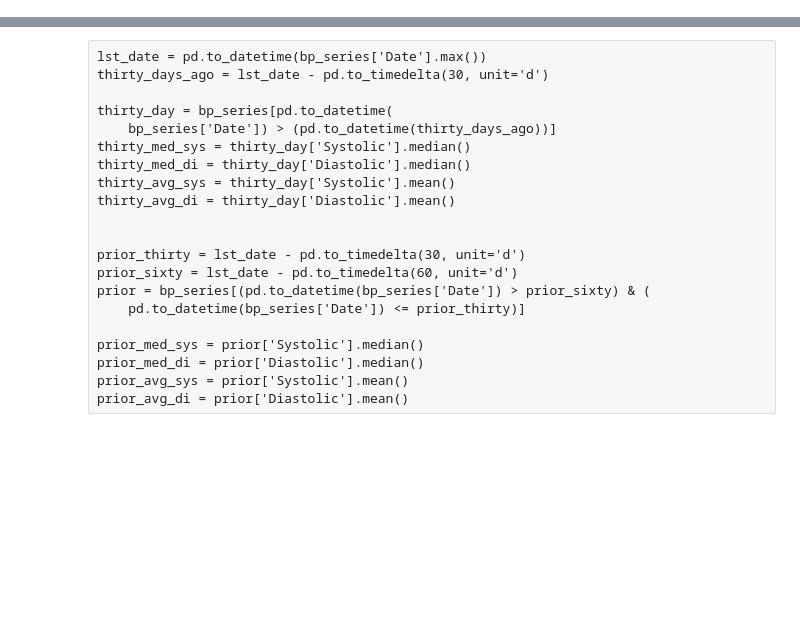
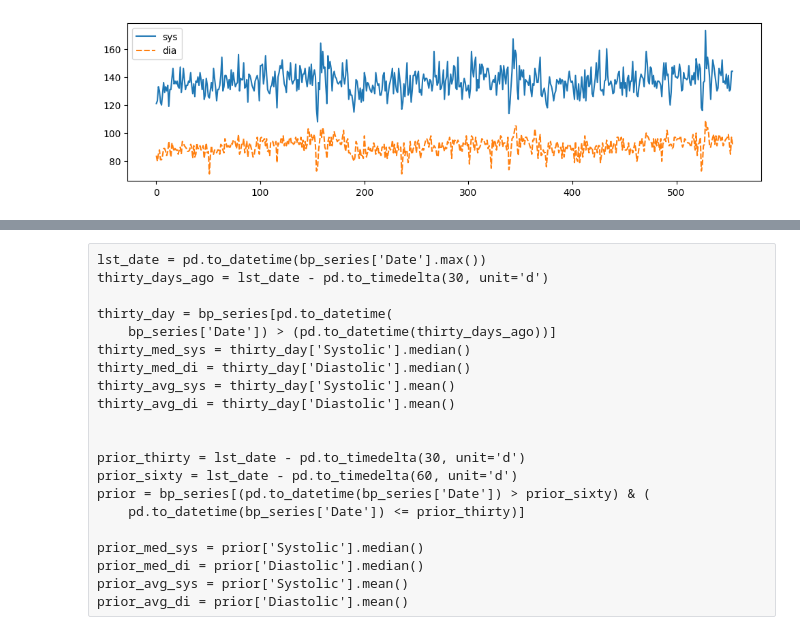
Before and after one commit to dolinger-nscc/BP, a Jupyter notebook: BP_EDA.ipynb, the cells around one changed output, grey strips where cells are left out. Cells and saved outputs as stored; diff of their text form; code cells hidden in the pictures; blank space fills up the shorter version.

```diff
--- a/BP_EDA.ipynb
+++ b/BP_EDA.ipynb
@@ -136,3 +146,7 @@ df_daily[['sys', 'dia']].describe().T
 # %%
-sns.lineplot(data=df_daily[['sys', 'dia']]);
+fig, ax = plt.subplots(figsize=(12, 3))
+sns.lineplot(data=df_daily[['sys', 'dia']], ax=ax)
+plt.show();
+# %% [output]
+[figure, added]
 # %%
```
Also changed, not shown: parts of 15 cells of this notebook.
